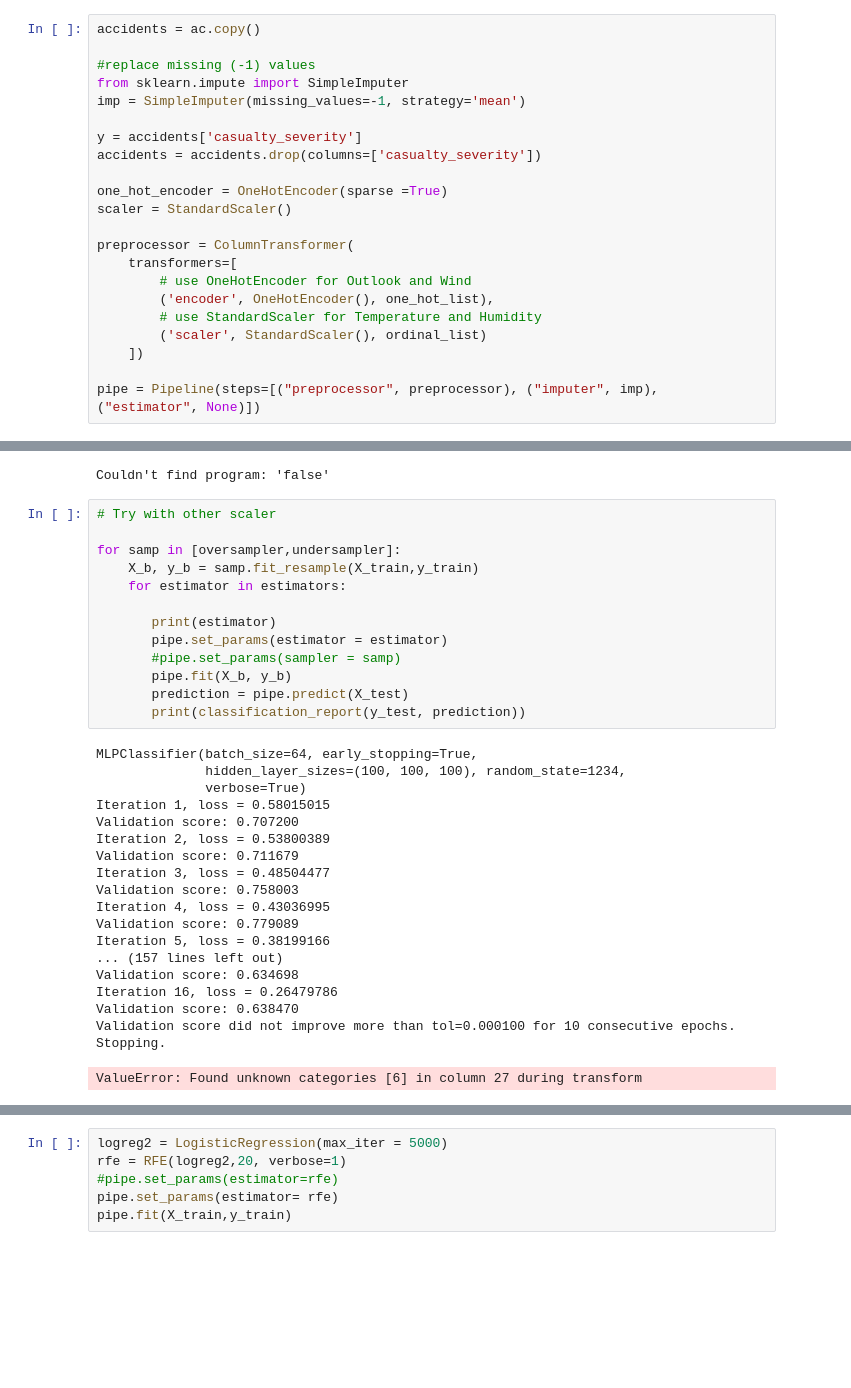
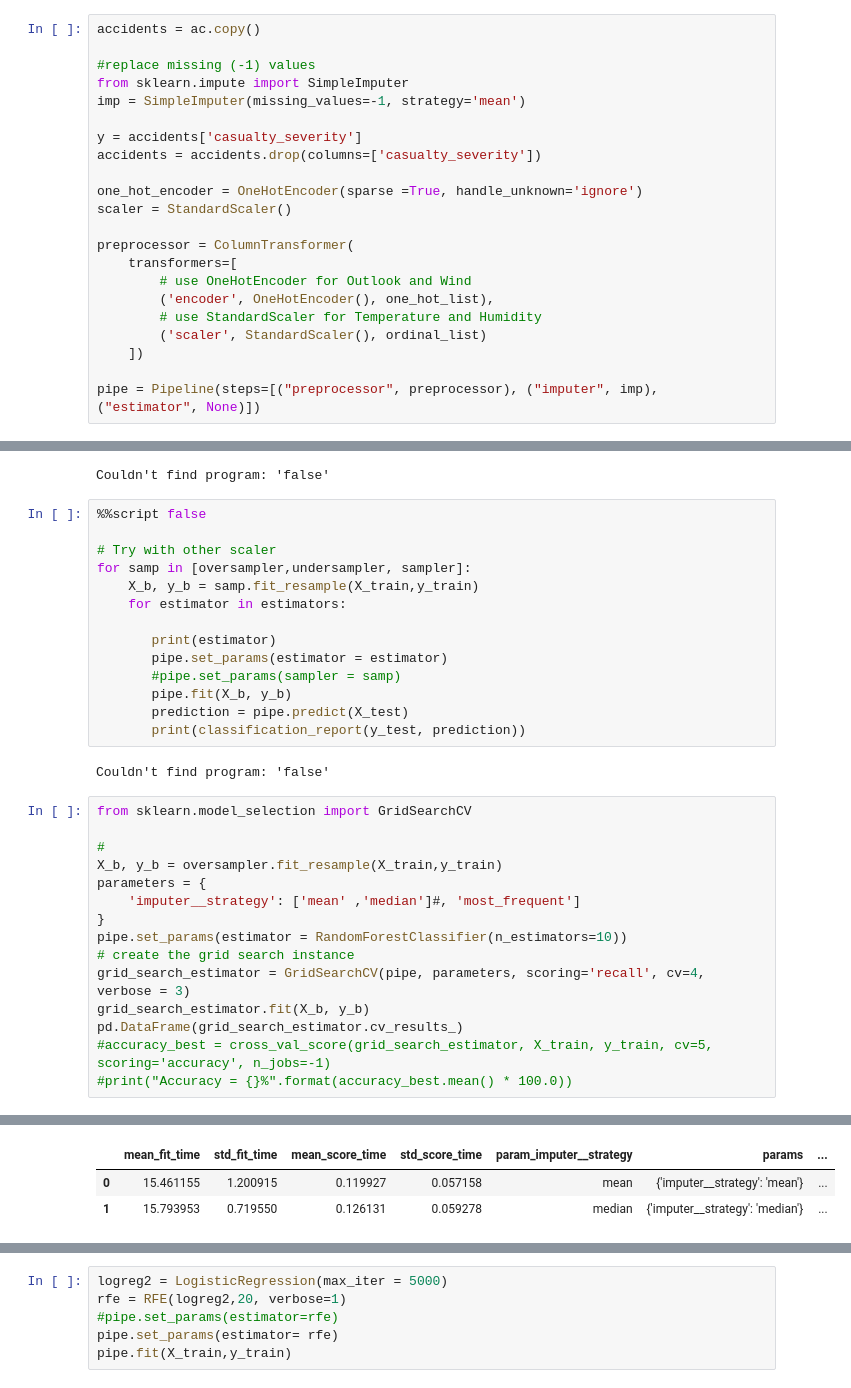
Before and after one commit to Tsesterh/Road_Accidents, a Jupyter notebook: Models.ipynb, the cells around one changed output, grey strips where cells are left out. Drawn from its saved outputs; the diff is of its cells as text; blank space fills up the shorter version.

Commit message:
First GridSearch Approach

```diff
--- a/Models.ipynb
+++ b/Models.ipynb
@@ -106,7 +110,7 @@ imp = SimpleImputer(missing_values=-1, strategy='mean')
 y = accidents['casualty_severity']
 accidents = accidents.drop(columns=['casualty_severity'])
 
-one_hot_encoder = OneHotEncoder(sparse =True)
+one_hot_encoder = OneHotEncoder(sparse =True, handle_unknown='ignore')
 scaler = StandardScaler()
 
 preprocessor = ColumnTransformer(
@@ -250,9 +254,10 @@ for estimator in estimators:
 # %% [output]
 Couldn't find program: 'false'
 # %%
+%%script false
+
 # Try with other scaler
-
-for samp in [oversampler,undersampler]:
+for samp in [oversampler,undersampler, sampler]:
     X_b, y_b = samp.fit_resample(X_train,y_train)
     for estimator in estimators:
 
@@ -263,21 +268,20 @@ for samp in [oversampler,undersampler]:
        prediction = pipe.predict(X_test)
        print(classification_report(y_test, prediction))
 # %% [output]
-MLPClassifier(batch_size=64, early_stopping=True,
-              hidden_layer_sizes=(100, 100, 100), random_state=1234,
-              verbose=True)
-Iteration 1, loss = 0.58015015
-Validation score: 0.707200
-Iteration 2, loss = 0.53800389
-Validation score: 0.711679
-Iteration 3, loss = 0.48504477
-Validation score: 0.758003
-Iteration 4, loss = 0.43036995
-Validation score: 0.779089
-Iteration 5, loss = 0.38199166
-... (157 lines left out)
-Validation score: 0.634698
-Iteration 16, loss = 0.26479786
-Validation score: 0.638470
-Validation score did not improve more than tol=0.000100 for 10 consecutive epochs. Stopping.
+Couldn't find program: 'false'
-ValueError: Found unknown categories [6] in column 27 during transform
+# %%
+from sklearn.model_selection import GridSearchCV
+
+#
+X_b, y_b = oversampler.fit_resample(X_train,y_train)
+parameters = {
+    'imputer__strategy': ['mean' ,'median']#, 'most_frequent']
+}
+pipe.set_params(estimator = RandomForestClassifier(n_estimators=10))
+# create the grid search instance
+grid_search_estimator = GridSearchCV(pipe, parameters, scoring='recall', cv=4, verbose = 3)
+grid_search_estimator.fit(X_b, y_b)
+pd.DataFrame(grid_search_estimator.cv_results_)
+#accuracy_best = cross_val_score(grid_search_estimator, X_train, y_train, cv=5, scoring='accuracy', n_jobs=-1)
+#print("Accuracy = {}%".format(accuracy_best.mean() * 100.0))
+# %% [output]
@@ -284 +297,4 @@ ValueError: Found unknown categories [6] in column 27 during transform
+|  | mean_fit_time | std_fit_time | mean_score_time | std_score_time | param_imputer__strategy | params | ... |
+| 0 | 15.461155 | 1.200915 | 0.119927 | 0.057158 | mean | {'imputer__strategy': 'mean'} | ... |
+| 1 | 15.793953 | 0.719550 | 0.126131 | 0.059278 | median | {'imputer__strategy': 'median'} | ... |
 # %%
```
Also changed, not shown: parts of 3 cells of this notebook.
